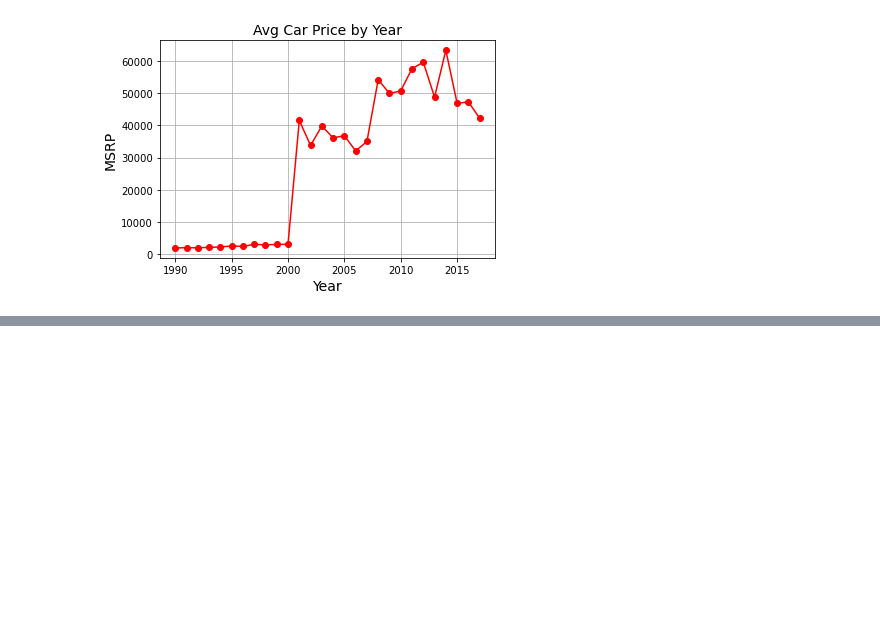
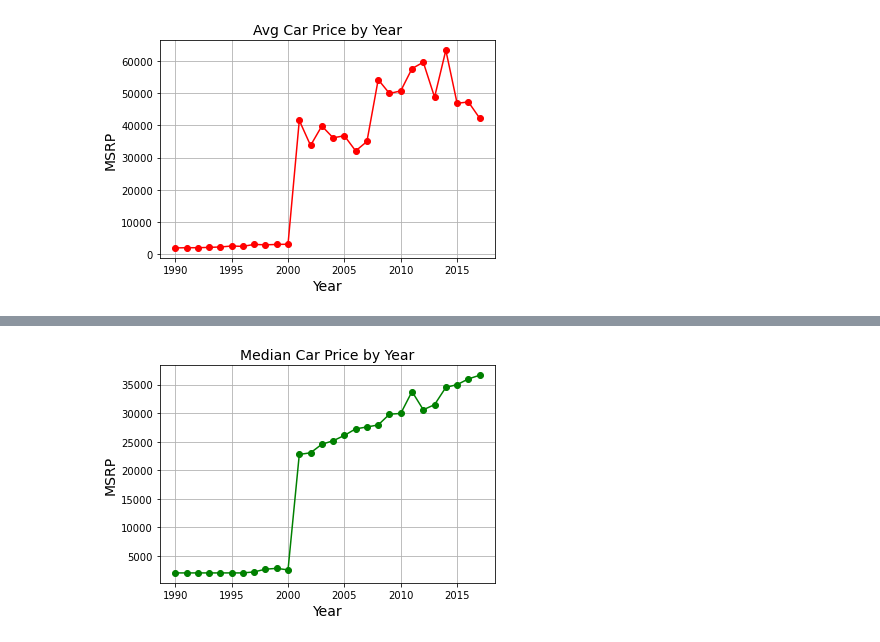
Before and after one commit to JaredBarnes6/car_price_determination_capstone, a Jupyter notebook: car_price_determination_capstone.ipynb, the cells around one changed output, grey strips where cells are left out. Saved outputs shown, nothing was run; the diff lists cells and outputs as text; code cells hidden in the pictures; blank space fills up the shorter version.

```diff
--- a/car_price_determination_capstone.ipynb
+++ b/car_price_determination_capstone.ipynb
@@ -276,0 +311,17 @@ plt.tight_layout()
+# %%
+# Plotting a line chart of MEDIAN MSRP over time.
+
+price_med_year_list= []
+year_list=[1990,1991,1992,1993,1994,1995,1996,1997,1998,1999,2000,2001,2002,2003,2004,2005,2006,2007,2008,2009,2010,2011,2012,2013,2014,2015,2016,2017]
+for i in year_list:
+    price_med_year_list.append(car_data[car_data['Year']==i]['MSRP'].median())
+
+
+plt.plot(year_list, price_med_year_list, color='green', marker='o')
+plt.title('Median Car Price by Year', fontsize=14)
+plt.xlabel('Year', fontsize=14)
+plt.ylabel('MSRP', fontsize=14)
+plt.grid(True)
+plt.show()
+# %% [output]
+[figure, added]
```
Also changed, not shown: parts of 11 cells of this notebook.
